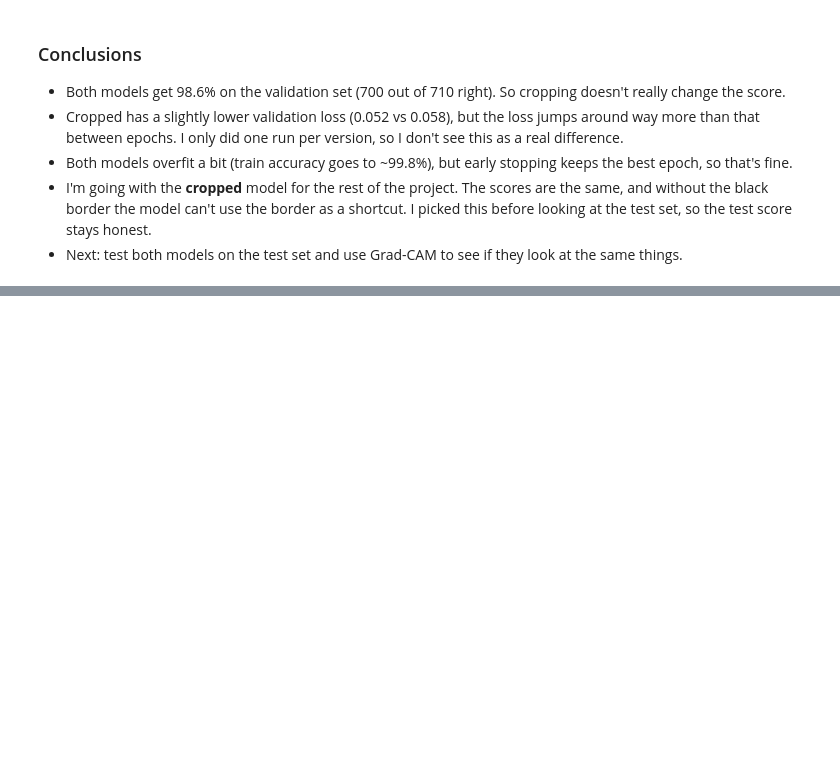
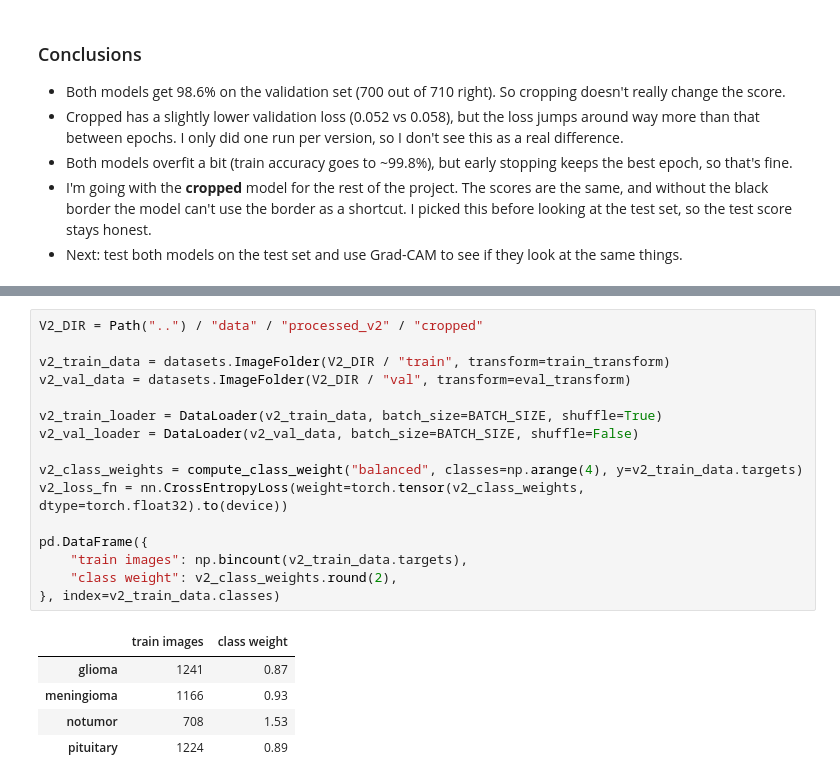
Before and after one commit to brieq/brain-tumor-mri-classification, a Jupyter notebook: notebooks/03_training.ipynb, the cells around one changed output, grey strips where cells are left out. Drawn from its saved outputs; the diff is of its cells as text; blank space fills up the shorter version.

```diff
--- a/notebooks/03_training.ipynb
+++ b/notebooks/03_training.ipynb
@@ -440,0 +451,22 @@ pd.DataFrame({
+# %%
+V2_DIR = Path("..") / "data" / "processed_v2" / "cropped"
+
+v2_train_data = datasets.ImageFolder(V2_DIR / "train", transform=train_transform)
+v2_val_data = datasets.ImageFolder(V2_DIR / "val", transform=eval_transform)
+
+v2_train_loader = DataLoader(v2_train_data, batch_size=BATCH_SIZE, shuffle=True)
+v2_val_loader = DataLoader(v2_val_data, batch_size=BATCH_SIZE, shuffle=False)
+
+v2_class_weights = compute_class_weight("balanced", classes=np.arange(4), y=v2_train_data.targets)
+v2_loss_fn = nn.CrossEntropyLoss(weight=torch.tensor(v2_class_weights, dtype=torch.float32).to(device))
+
+pd.DataFrame({
+    "train images": np.bincount(v2_train_data.targets),
+    "class weight": v2_class_weights.round(2),
+}, index=v2_train_data.classes)
+# %% [output]
+|  | train images | class weight |
+| glioma | 1241 | 0.87 |
+| meningioma | 1166 | 0.93 |
+| notumor | 708 | 1.53 |
+| pituitary | 1224 | 0.89 |
```
Also changed, not shown: parts of 6 cells of this notebook.
